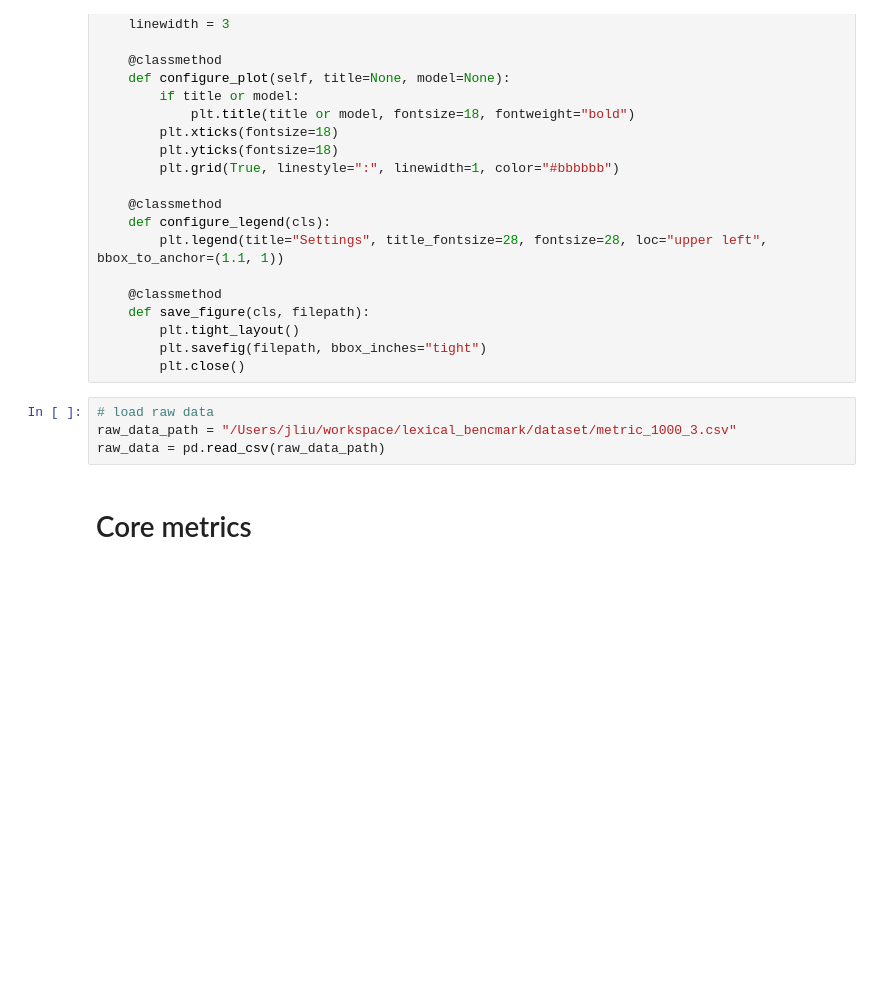
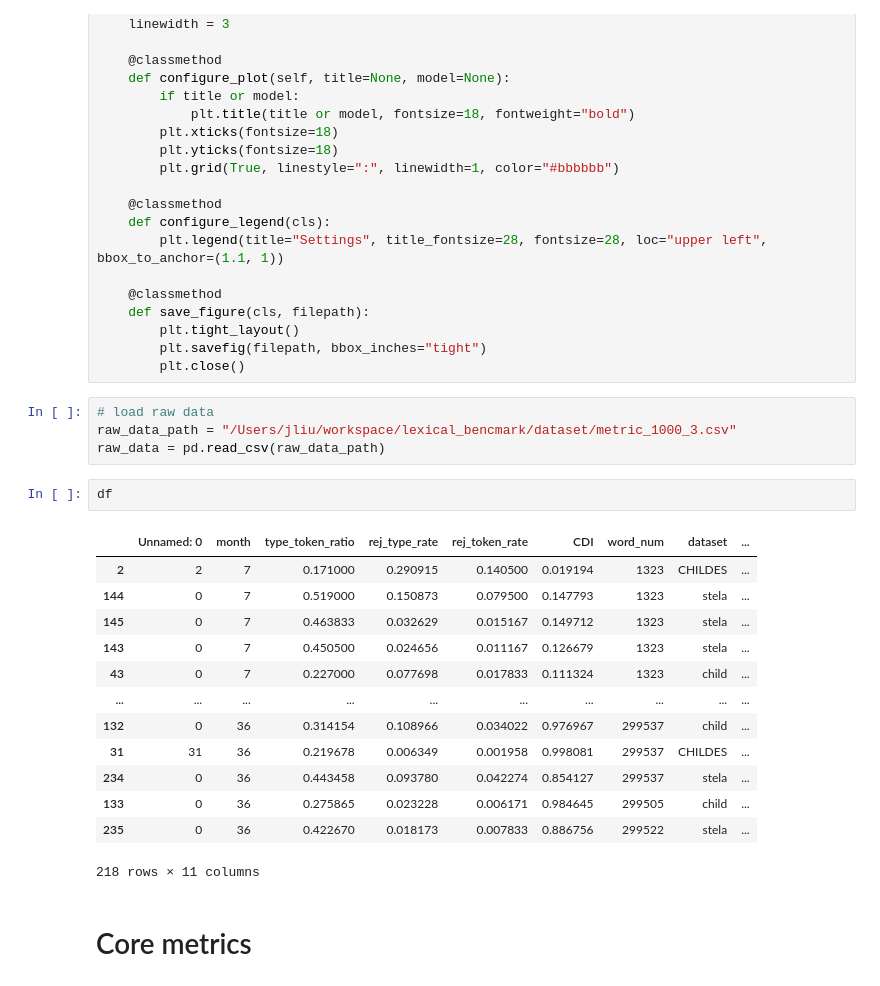
Before and after one commit to nhamilakis/Lexical-benchmark, a Jupyter notebook: notebooks/paper_fig.ipynb, the cells around one changed output. Cells and saved outputs as stored; diff of their text form; blank space fills up the shorter version.

```diff
--- a/notebooks/paper_fig.ipynb
+++ b/notebooks/paper_fig.ipynb
@@ -40,6 +40,22 @@ class PlotSettings:
 # load raw data
 raw_data_path = "/Users/jliu/workspace/lexical_bencmark/dataset/metric_1000_3.csv"
 raw_data = pd.read_csv(raw_data_path)
+# %%
+df
+# %% [output]
+|  | Unnamed: 0 | month | type_token_ratio | rej_type_rate | rej_token_rate | CDI | word_num | dataset | ... |
+| 2 | 2 | 7 | 0.171000 | 0.290915 | 0.140500 | 0.019194 | 1323 | CHILDES | ... |
+| 144 | 0 | 7 | 0.519000 | 0.150873 | 0.079500 | 0.147793 | 1323 | stela | ... |
+| 145 | 0 | 7 | 0.463833 | 0.032629 | 0.015167 | 0.149712 | 1323 | stela | ... |
+| 143 | 0 | 7 | 0.450500 | 0.024656 | 0.011167 | 0.126679 | 1323 | stela | ... |
+| 43 | 0 | 7 | 0.227000 | 0.077698 | 0.017833 | 0.111324 | 1323 | child | ... |
+| ... | ... | ... | ... | ... | ... | ... | ... | ... | ... |
+| 132 | 0 | 36 | 0.314154 | 0.108966 | 0.034022 | 0.976967 | 299537 | child | ... |
+| 31 | 31 | 36 | 0.219678 | 0.006349 | 0.001958 | 0.998081 | 299537 | CHILDES | ... |
+| 234 | 0 | 36 | 0.443458 | 0.093780 | 0.042274 | 0.854127 | 299537 | stela | ... |
+| 133 | 0 | 36 | 0.275865 | 0.023228 | 0.006171 | 0.984645 | 299505 | child | ... |
+| 235 | 0 | 36 | 0.422670 | 0.018173 | 0.007833 | 0.886756 | 299522 | stela | ... |
+218 rows × 11 columns
 # %% [markdown]
 # Core metrics
 # %%
```
Also changed, not shown: 2 other files.
